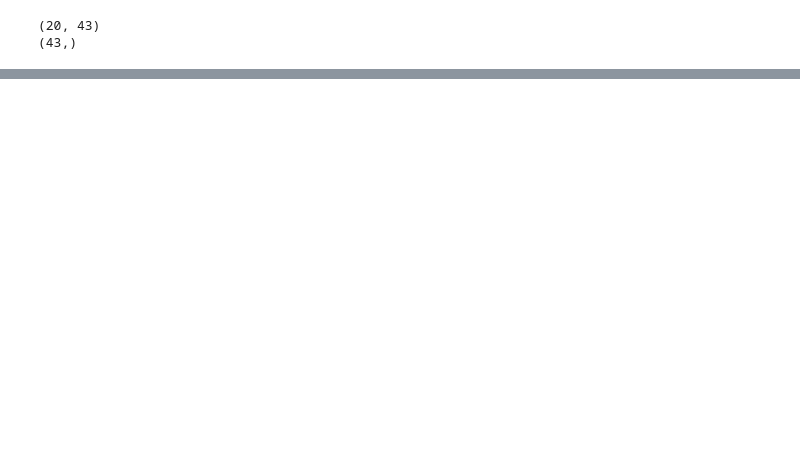
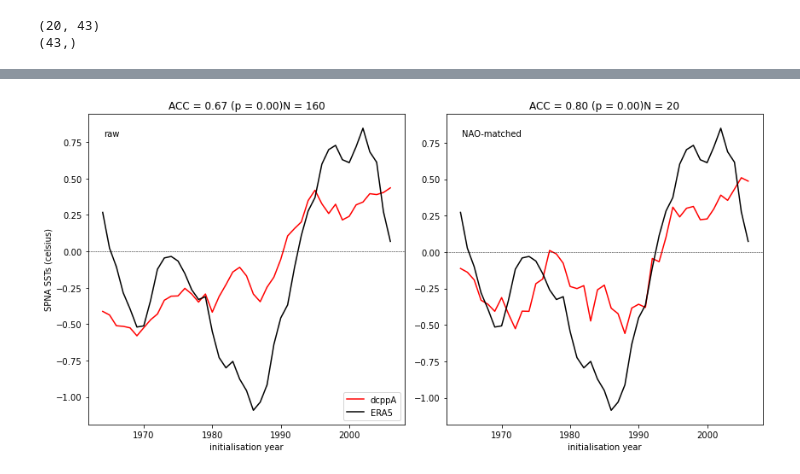
Before and after one commit to benhutchmet/skill-maps, a Jupyter notebook: python/testing-nao-spna-match-skill.ipynb, the cells around one changed output, grey strips where cells are left out. Drawn from its saved outputs; the diff is of its cells as text; code cells hidden in the pictures; blank space fills up the shorter version.

Commit message:
corr NAO matched

```diff
--- a/python/testing-nao-spna-match-skill.ipynb
+++ b/python/testing-nao-spna-match-skill.ipynb
@@ -106,7 +106,7 @@ obs_tas_anom = func.read_obs(variable=variable,
                              region=region,
                              forecast_range=forecast_range,
                              season=season,
-                             observations_path=dict.obs,
+                             observations_path=dic.obs,
                              start_year=start_year,
                              end_year=end_year)
 # %% [output]
@@ -130,7 +130,7 @@ Time dimension of obs: ['1960-12-31T00:00:00.000000000' '1961-12-31T00:00:00.000
 # %%
 # Load and process historical data first (for the align function)
 hist_data = load_and_process_hist_data(base_dir="/home/users/benhutch/skill-maps-processed-data/historical",
-                                       hist_models=extract_hist_models(variable, dict),
+                                       hist_models=extract_hist_models(variable, dic),
                                        variable=variable,
                                        region=region,
                                        forecast_range=forecast_range,
@@ -138,7 +138,7 @@ hist_data = load_and_process_hist_data(base_dir="/home/users/benhutch/skill-maps
 
 # Constrain the historical data to the same time period as the observations
 constrained_hist_data = func.constrain_years(hist_data,
-                                             extract_hist_models(variable, dict))
+                                             extract_hist_models(variable, dic))
 # %% [output]
 processing model:  BCC-CSM2-MR
 files_path:  /home/users/benhutch/skill-maps-processed-data/historical/tas/BCC-CSM2-MR/global/years_2-9/DJFM/outputs/processed/*.nc
@@ -165,7 +165,7 @@ files_path:  /home/users/benhutch/skill-maps-processed-data/historical/tas/NorCP
 aligned_data = align_nao_matched_members(obs=obs_tas_anom,
                                          nao_matched_members=nao_matched_tas_members,
                                          constrained_hist_data=constrained_hist_data,
-                                         hist_models=extract_hist_models(variable, dict))
+                                         hist_models=extract_hist_models(variable, dic))
 # %% [output]
 there are NaN values in the observations for 1960
 all values are NaN for 1960
@@ -252,8 +252,8 @@ print(lats)
 print(lons)
 
 # Extract the lats and lons for the SPNA region
-lat1, lat2 = dict.spna_grid_strommen['lat1'], dict.spna_grid_strommen['lat2']
-lon1, lon2 = dict.spna_grid_strommen['lon1'], dict.spna_grid_strommen['lon2']
+lat1, lat2 = dic.spna_grid_strommen['lat1'], dic.spna_grid_strommen['lat2']
+lon1, lon2 = dic.spna_grid_strommen['lon1'], dic.spna_grid_strommen['lon2']
 
 # Print the lats and lons
 print(lat1, lat2)
@@ -318,0 +395,73 @@ print(obs_tas_anom_spna.shape)
+# %%
+# Set up the figure with two subplots
+fig, ax = plt.subplots(1, 2, figsize=(12, 6))
+
+# Set up the no. ensemble members
+nao_match_nens = 20
+raw_nens = 160 # approx - some may be missing
+
+# take the mean over the 0th axis for the nao matched data
+nao_match_mean = nao_matched_tas_members_spna.mean(axis=0)
+
+# Calculate the correlation coefficient for the raw
+corr_raw, p_raw = pearsonr(fcst1_ts_spna, obs_ts_spna)
+
+# Calculate the correlation coefficient for the nao matched
+corr_nm, p_nm = pearsonr(nao_match_mean, obs_tas_anom_spna)
+
+# Can't calculate RPC as don't have all members for the raw data
+
+# Set up the axes
+ax1 = ax[0] ; ax2 = ax[1]
+
+# Plot the ensemble mean for the raw data
+ax1.plot(years[start_idx:] - 5, fcst1_ts_spna, color='red', label='dcppA')
+
+# Plot the observed data
+ax1.plot(years[start_idx:] - 5, obs_ts_spna, color='black', label='ERA5')
+
+# Set up the titles
+ax1.set_title(f"ACC = {corr_raw:.2f} (p = {p_raw:.2f})"
+              f"N = {raw_nens}")
+
+# Format a textbox containing raw in the top left corner
+ax1.text(0.05, 0.95, 'raw', transform=ax1.transAxes,
+         ha="left", va="top",
+            fontsize=10)
+
+# Plot the ensemble mean for the nao matched data
+ax2.plot(years[start_idx:] - 5, nao_match_mean, color='red', label='dcppA')
+
+# Plot the observed data
+ax2.plot(years[start_idx:] - 5, obs_tas_anom_spna, color='black', label='ERA5')
+
+# Set up the titles
+ax2.set_title(f"ACC = {corr_nm:.2f} (p = {p_nm:.2f})"
+              f"N = {nao_match_nens}")
+
+# Format a textbox containing nao matched in the top left corner
+ax2.text(0.05, 0.95, 'NAO-matched', transform=ax2.transAxes,
+            ha="left", va="top",
+                fontsize=10)
+
+# Set up the legend
+ax1.legend(loc='lower right', fontsize=10)
+
+# Set up zero lines
+ax1.axhline(0, color='black', linestyle='--', linewidth=0.5)
+ax2.axhline(0, color='black', linestyle='--', linewidth=0.5)
+
+# Set the y-axis label for the left column
+ax1.set_ylabel("SPNA SSTs (celsius)")
+
+# Set a common x-axis label
+ax1.set_xlabel("initialisation year")
+ax2.set_xlabel("initialisation year")
+
+# Specify the tight layout
+plt.tight_layout()
+
+# Show the plot
+plt.show()
+# %% [output]
+[figure, added]
```
Also changed, not shown: parts of 6 cells of this notebook.
